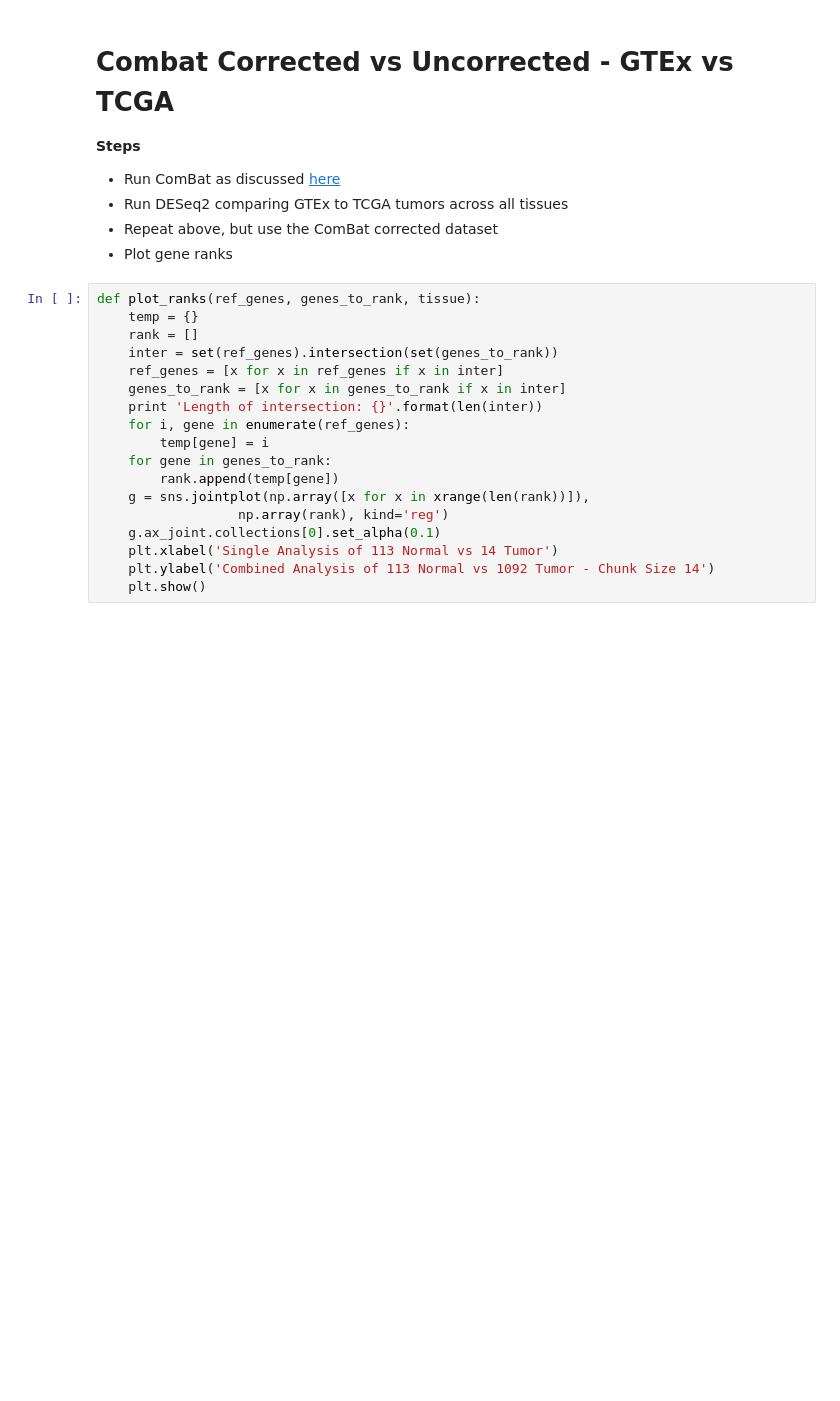
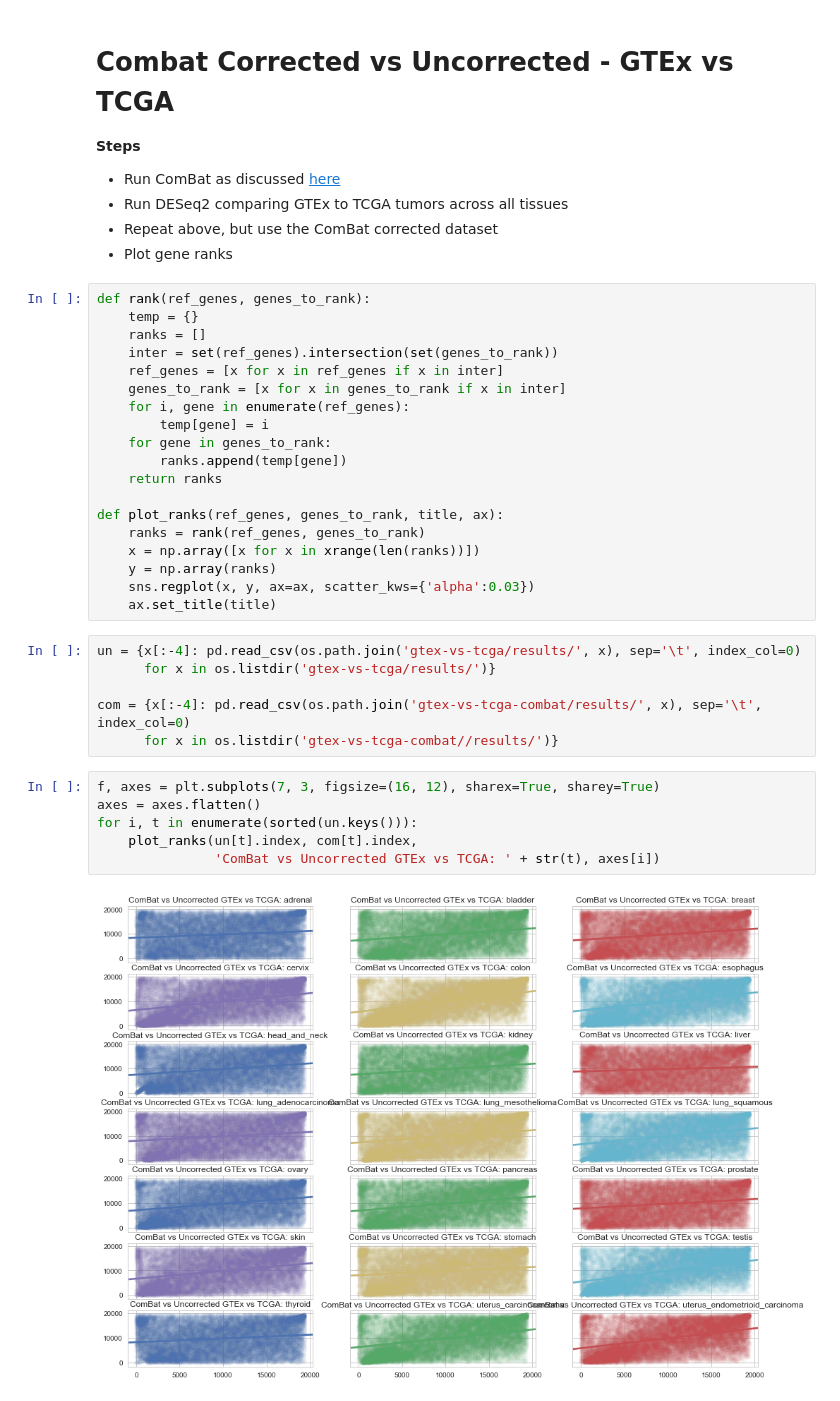
Before and after one commit to jvivian/rnaseq-recompute-analysis, a Jupyter notebook: notebooks/ranked_correlation/GTEx-vs-TCGA-ComBat-Corrected-vs-Uncorrected.ipynb, the cells around one changed output. Cells and saved outputs as stored; diff of their text form; blank space fills up the shorter version.

```diff
--- a/notebooks/ranked_correlation/GTEx-vs-TCGA-ComBat-Corrected-vs-Uncorrected.ipynb
+++ b/notebooks/ranked_correlation/GTEx-vs-TCGA-ComBat-Corrected-vs-Uncorrected.ipynb
@@ -20,20 +20,35 @@ sns.set_style('whitegrid')
 - Repeat above, but use the ComBat corrected dataset
 - Plot gene ranks
 # %%
-def plot_ranks(ref_genes, genes_to_rank, tissue):
+def rank(ref_genes, genes_to_rank):
     temp = {}
-    rank = []
+    ranks = []
     inter = set(ref_genes).intersection(set(genes_to_rank))
     ref_genes = [x for x in ref_genes if x in inter]
     genes_to_rank = [x for x in genes_to_rank if x in inter]
-    print 'Length of intersection: {}'.format(len(inter))
     for i, gene in enumerate(ref_genes):
         temp[gene] = i
     for gene in genes_to_rank:
-        rank.append(temp[gene])
-    g = sns.jointplot(np.array([x for x in xrange(len(rank))]),
-                  np.array(rank), kind='reg')
-    g.ax_joint.collections[0].set_alpha(0.1)
-    plt.xlabel('Single Analysis of 113 Normal vs 14 Tumor')
-    plt.ylabel('Combined Analysis of 113 Normal vs 1092 Tumor - Chunk Size 14')
-    plt.show()
+        ranks.append(temp[gene])
+    return ranks
+
+def plot_ranks(ref_genes, genes_to_rank, title, ax):
+    ranks = rank(ref_genes, genes_to_rank)
+    x = np.array([x for x in xrange(len(ranks))])
+    y = np.array(ranks)
+    sns.regplot(x, y, ax=ax, scatter_kws={'alpha':0.03})
+    ax.set_title(title)
+# %%
+un = {x[:-4]: pd.read_csv(os.path.join('gtex-vs-tcga/results/', x), sep='\t', index_col=0)
+      for x in os.listdir('gtex-vs-tcga/results/')}
+
+com = {x[:-4]: pd.read_csv(os.path.join('gtex-vs-tcga-combat/results/', x), sep='\t', index_col=0)
+      for x in os.listdir('gtex-vs-tcga-combat//results/')}
+# %%
+f, axes = plt.subplots(7, 3, figsize=(16, 12), sharex=True, sharey=True)
+axes = axes.flatten()
+for i, t in enumerate(sorted(un.keys())):
+    plot_ranks(un[t].index, com[t].index,
+               'ComBat vs Uncorrected GTEx vs TCGA: ' + str(t), axes[i])
+# %% [output]
+[figure, added]
```
Also changed, not shown: 3 other files.
